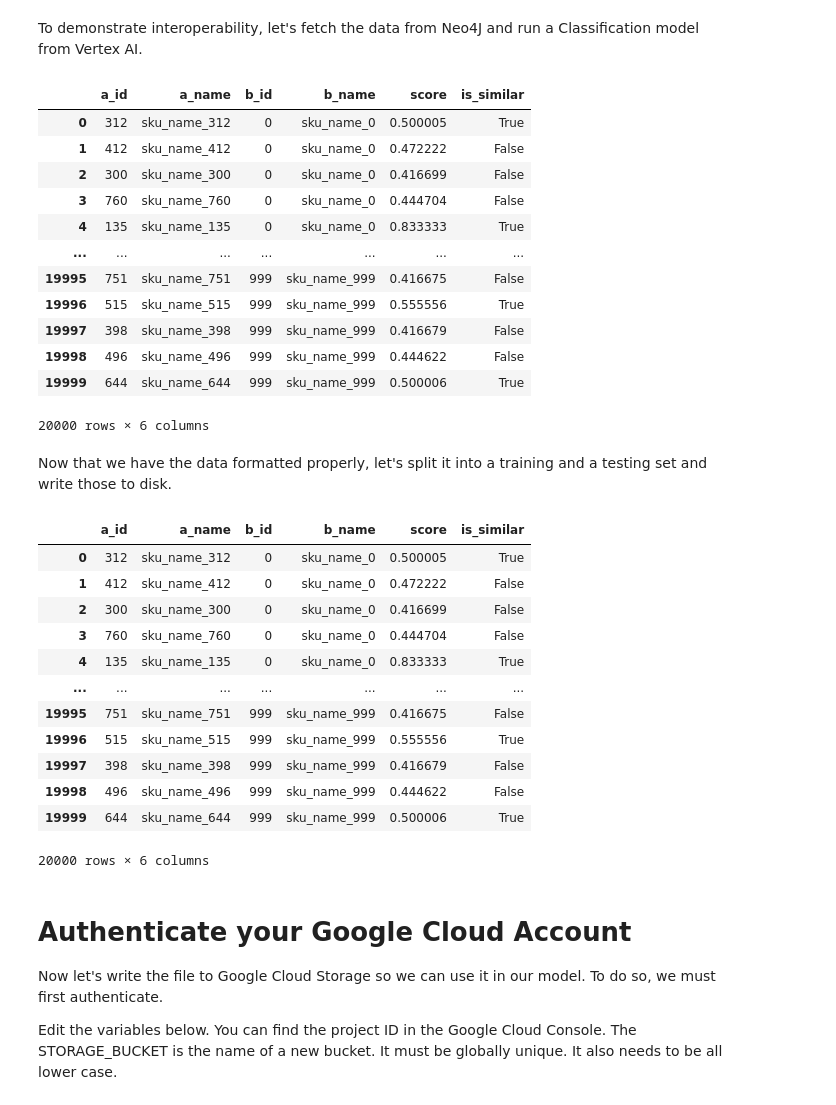
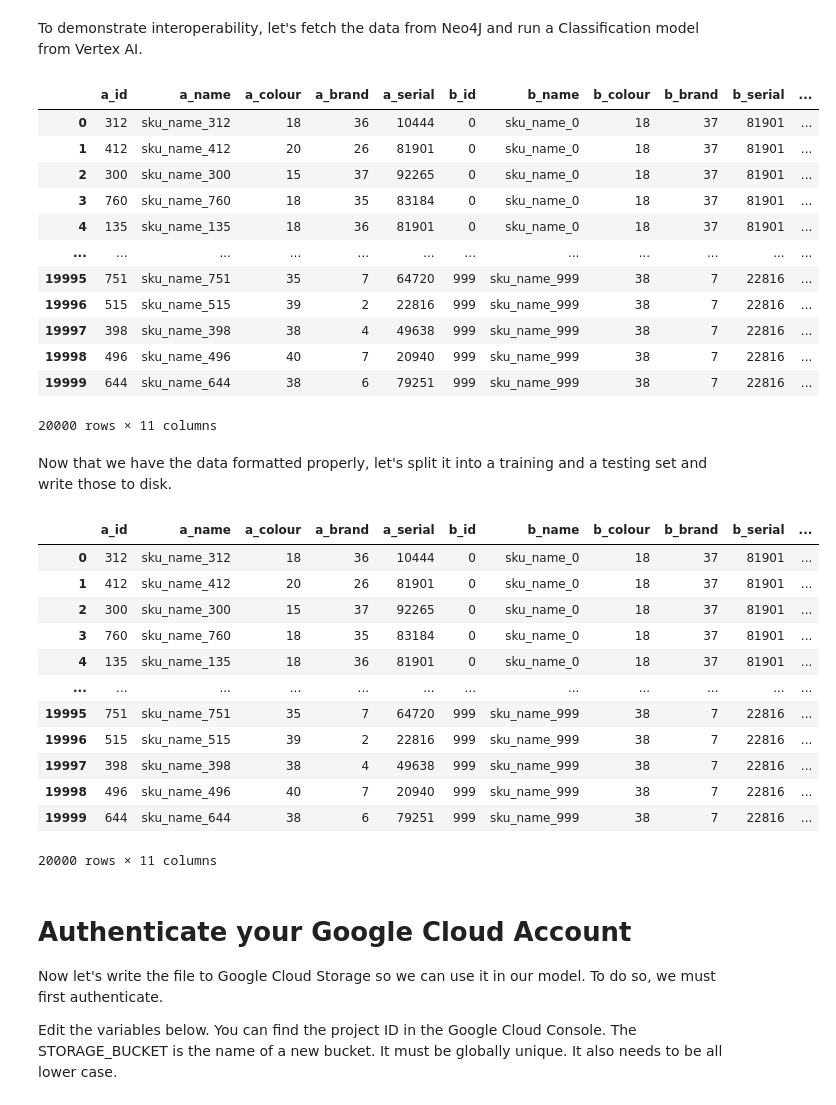
Before and after one commit to ezhilvendhan/ecommerce-demo-gds-vertex-ai, a Jupyter notebook: similarity.ipynb, the cells around one changed output. Drawn from its saved outputs; the diff is of its cells as text; code cells hidden in the pictures.

Commit message:
Add colour, brand, serial columns to VertexAI data

```diff
--- a/similarity.ipynb
+++ b/similarity.ipynb
@@ -283,7 +295,7 @@ display(result)
 # %%
 result = gds.run_cypher(
   """
-    MATCH (n:SKU)-[s:IS_SIMILAR]-(p:SKU) RETURN n.id as a_id, n.name as a_name, p.id as b_id, p.name as b_name, s.score as score
+    MATCH (n:SKU)-[s:IS_SIMILAR]-(p:SKU) RETURN n.id as a_id, n.name as a_name, n.colour as a_colour, n.brand as a_brand, n.serial as a_serial, p.id as b_id, p.name as b_name, p.colour as b_colour, p.brand as b_brand, p.serial as b_serial, s.score as score
   """
 )
 display(result)
@@ -306,22 +318,23 @@ To demonstrate interoperability, let's fetch the data from Neo4J and run a Class
 # %%
 import pandas as pd
 df = result
 df['is_similar'] = df.apply(lambda row: True if (row['score'] > 0.5) else False,axis=1)
+df = df.drop(columns=['score'])
 df
 # %% [output]
-|  | a_id | a_name | b_id | b_name | score | is_similar |
-| 0 | 312 | sku_name_312 | 0 | sku_name_0 | 0.500005 | True |
-| 1 | 412 | sku_name_412 | 0 | sku_name_0 | 0.472222 | False |
-| 2 | 300 | sku_name_300 | 0 | sku_name_0 | 0.416699 | False |
-| 3 | 760 | sku_name_760 | 0 | sku_name_0 | 0.444704 | False |
-| 4 | 135 | sku_name_135 | 0 | sku_name_0 | 0.833333 | True |
-| ... | ... | ... | ... | ... | ... | ... |
-| 19995 | 751 | sku_name_751 | 999 | sku_name_999 | 0.416675 | False |
-| 19996 | 515 | sku_name_515 | 999 | sku_name_999 | 0.555556 | True |
-| 19997 | 398 | sku_name_398 | 999 | sku_name_999 | 0.416679 | False |
-| 19998 | 496 | sku_name_496 | 999 | sku_name_999 | 0.444622 | False |
-| 19999 | 644 | sku_name_644 | 999 | sku_name_999 | 0.500006 | True |
+|  | a_id | a_name | a_colour | a_brand | a_serial | b_id | b_name | b_colour | b_brand | b_serial | ... |
+| 0 | 312 | sku_name_312 | 18 | 36 | 10444 | 0 | sku_name_0 | 18 | 37 | 81901 | ... |
+| 1 | 412 | sku_name_412 | 20 | 26 | 81901 | 0 | sku_name_0 | 18 | 37 | 81901 | ... |
+| 2 | 300 | sku_name_300 | 15 | 37 | 92265 | 0 | sku_name_0 | 18 | 37 | 81901 | ... |
+| 3 | 760 | sku_name_760 | 18 | 35 | 83184 | 0 | sku_name_0 | 18 | 37 | 81901 | ... |
+| 4 | 135 | sku_name_135 | 18 | 36 | 81901 | 0 | sku_name_0 | 18 | 37 | 81901 | ... |
+| ... | ... | ... | ... | ... | ... | ... | ... | ... | ... | ... | ... |
+| 19995 | 751 | sku_name_751 | 35 | 7 | 64720 | 999 | sku_name_999 | 38 | 7 | 22816 | ... |
+| 19996 | 515 | sku_name_515 | 39 | 2 | 22816 | 999 | sku_name_999 | 38 | 7 | 22816 | ... |
+| 19997 | 398 | sku_name_398 | 38 | 4 | 49638 | 999 | sku_name_999 | 38 | 7 | 22816 | ... |
+| 19998 | 496 | sku_name_496 | 40 | 7 | 20940 | 999 | sku_name_999 | 38 | 7 | 22816 | ... |
+| 19999 | 644 | sku_name_644 | 38 | 6 | 79251 | 999 | sku_name_999 | 38 | 7 | 22816 | ... |
-20000 rows × 6 columns
+20000 rows × 11 columns
 # %% [markdown]
 Now that we have the data formatted properly, let's split it into a training and a testing set and write those to disk.
 # %%
@@ -329,19 +342,19 @@ Now that we have the data formatted properly, let's split it into a training and
 df.to_csv('raw.csv', index=False)
 df
 # %% [output]
-|  | a_id | a_name | b_id | b_name | score | is_similar |
-| 0 | 312 | sku_name_312 | 0 | sku_name_0 | 0.500005 | True |
-| 1 | 412 | sku_name_412 | 0 | sku_name_0 | 0.472222 | False |
-| 2 | 300 | sku_name_300 | 0 | sku_name_0 | 0.416699 | False |
-| 3 | 760 | sku_name_760 | 0 | sku_name_0 | 0.444704 | False |
-| 4 | 135 | sku_name_135 | 0 | sku_name_0 | 0.833333 | True |
-| ... | ... | ... | ... | ... | ... | ... |
-| 19995 | 751 | sku_name_751 | 999 | sku_name_999 | 0.416675 | False |
-| 19996 | 515 | sku_name_515 | 999 | sku_name_999 | 0.555556 | True |
-| 19997 | 398 | sku_name_398 | 999 | sku_name_999 | 0.416679 | False |
-| 19998 | 496 | sku_name_496 | 999 | sku_name_999 | 0.444622 | False |
-| 19999 | 644 | sku_name_644 | 999 | sku_name_999 | 0.500006 | True |
+|  | a_id | a_name | a_colour | a_brand | a_serial | b_id | b_name | b_colour | b_brand | b_serial | ... |
+| 0 | 312 | sku_name_312 | 18 | 36 | 10444 | 0 | sku_name_0 | 18 | 37 | 81901 | ... |
+| 1 | 412 | sku_name_412 | 20 | 26 | 81901 | 0 | sku_name_0 | 18 | 37 | 81901 | ... |
+| 2 | 300 | sku_name_300 | 15 | 37 | 92265 | 0 | sku_name_0 | 18 | 37 | 81901 | ... |
+| 3 | 760 | sku_name_760 | 18 | 35 | 83184 | 0 | sku_name_0 | 18 | 37 | 81901 | ... |
+| 4 | 135 | sku_name_135 | 18 | 36 | 81901 | 0 | sku_name_0 | 18 | 37 | 81901 | ... |
+| ... | ... | ... | ... | ... | ... | ... | ... | ... | ... | ... | ... |
+| 19995 | 751 | sku_name_751 | 35 | 7 | 64720 | 999 | sku_name_999 | 38 | 7 | 22816 | ... |
+| 19996 | 515 | sku_name_515 | 39 | 2 | 22816 | 999 | sku_name_999 | 38 | 7 | 22816 | ... |
+| 19997 | 398 | sku_name_398 | 38 | 4 | 49638 | 999 | sku_name_999 | 38 | 7 | 22816 | ... |
+| 19998 | 496 | sku_name_496 | 40 | 7 | 20940 | 999 | sku_name_999 | 38 | 7 | 22816 | ... |
+| 19999 | 644 | sku_name_644 | 38 | 6 | 79251 | 999 | sku_name_999 | 38 | 7 | 22816 | ... |
-20000 rows × 6 columns
+20000 rows × 11 columns
 # %% [markdown]
 # Authenticate your Google Cloud Account
 Now let's write the file to Google Cloud Storage so we can use it in our model.  To do so, we must first authenticate.
```
Also changed, not shown: parts of 6 cells of this notebook.
